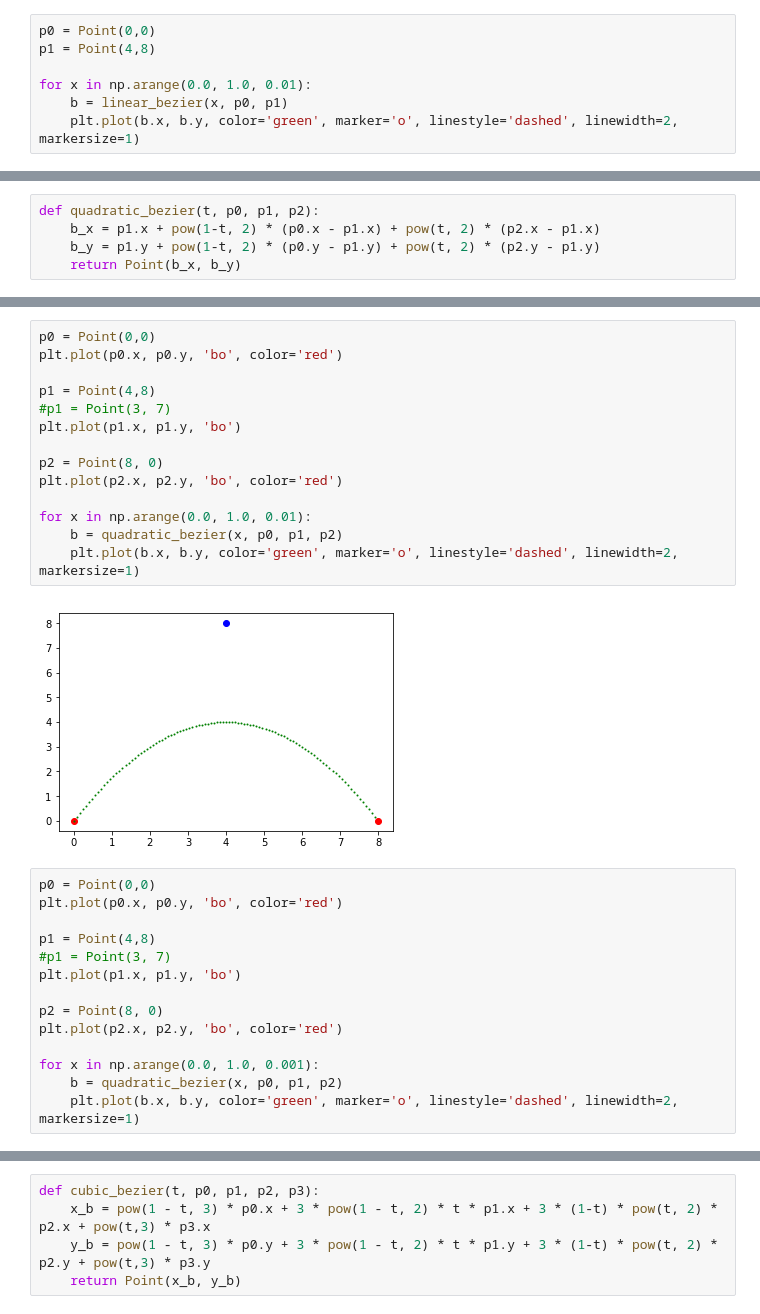
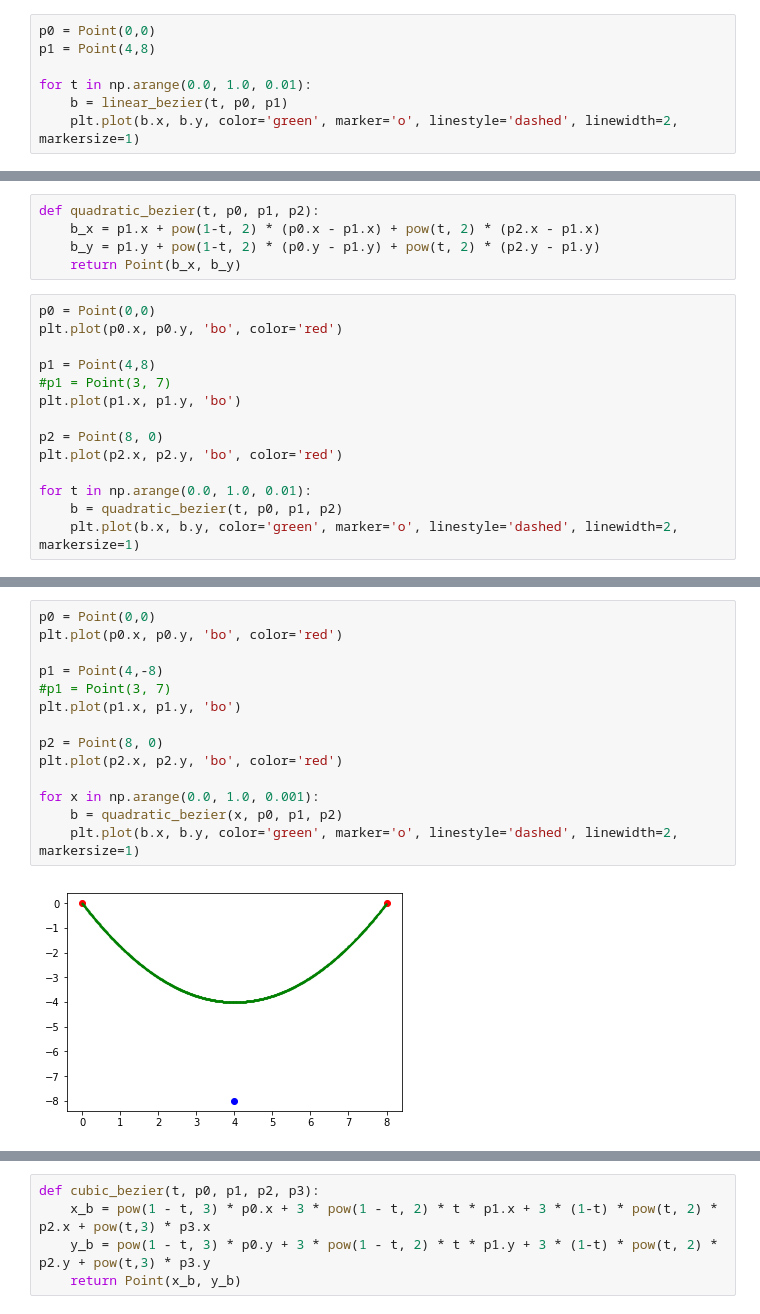
Before and after one commit to helghareeb/gfx19, a Jupyter notebook: Lecture-05/CodeFiles/Bezier Curves.ipynb, the cells around one changed output, grey strips where cells are left out. Cells and saved outputs as stored; diff of their text form.

```diff
--- a/Lecture-05/CodeFiles/Bezier Curves.ipynb
+++ b/Lecture-05/CodeFiles/Bezier Curves.ipynb
@@ -29,8 +29,8 @@ def linear_bezier(t, p0, p1):
 p0 = Point(0,0)
 p1 = Point(4,8)
 
-for x in np.arange(0.0, 1.0, 0.01):
-    b = linear_bezier(x, p0, p1)
+for t in np.arange(0.0, 1.0, 0.01):
+    b = linear_bezier(t, p0, p1)
     plt.plot(b.x, b.y, color='green', marker='o', linestyle='dashed', linewidth=2, markersize=1)
 # %% [output]
 [figure]
@@ -73,3 +73,17 @@ def quadratic_bezier(t, p0, p1, p2):
     b_x = p1.x + pow(1-t, 2) * (p0.x - p1.x) + pow(t, 2) * (p2.x - p1.x)
     b_y = p1.y + pow(1-t, 2) * (p0.y - p1.y) + pow(t, 2) * (p2.y - p1.y)
     return Point(b_x, b_y)
+# %%
+p0 = Point(0,0)
+plt.plot(p0.x, p0.y, 'bo', color='red')
+
+p1 = Point(4,8)
+#p1 = Point(3, 7)
+plt.plot(p1.x, p1.y, 'bo')
+
+p2 = Point(8, 0)
+plt.plot(p2.x, p2.y, 'bo', color='red')
+
+for t in np.arange(0.0, 1.0, 0.01):
+    b = quadratic_bezier(t, p0, p1, p2)
+    plt.plot(b.x, b.y, color='green', marker='o', linestyle='dashed', linewidth=2, markersize=1)
@@ -76,33 +92,19 @@ def quadratic_bezier(t, p0, p1, p2):
 # %%
 p0 = Point(0,0)
 plt.plot(p0.x, p0.y, 'bo', color='red')
 
-p1 = Point(4,8)
+p1 = Point(4,-8)
 #p1 = Point(3, 7)
 plt.plot(p1.x, p1.y, 'bo')
 
 p2 = Point(8, 0)
 plt.plot(p2.x, p2.y, 'bo', color='red')
 
-for x in np.arange(0.0, 1.0, 0.01):
+for x in np.arange(0.0, 1.0, 0.001):
     b = quadratic_bezier(x, p0, p1, p2)
     plt.plot(b.x, b.y, color='green', marker='o', linestyle='dashed', linewidth=2, markersize=1)
 # %% [output]
-[figure, old version]
+[figure, new version]
-# %%
-p0 = Point(0,0)
-plt.plot(p0.x, p0.y, 'bo', color='red')
-
-p1 = Point(4,8)
-#p1 = Point(3, 7)
-plt.plot(p1.x, p1.y, 'bo')
-
-p2 = Point(8, 0)
-plt.plot(p2.x, p2.y, 'bo', color='red')
-
-for x in np.arange(0.0, 1.0, 0.001):
-    b = quadratic_bezier(x, p0, p1, p2)
-    plt.plot(b.x, b.y, color='green', marker='o', linestyle='dashed', linewidth=2, markersize=1)
 # %% [markdown]
 ## Cubic Bézier curves
 
```
Also changed, not shown: parts of 2 cells of this notebook, 13 other files.
